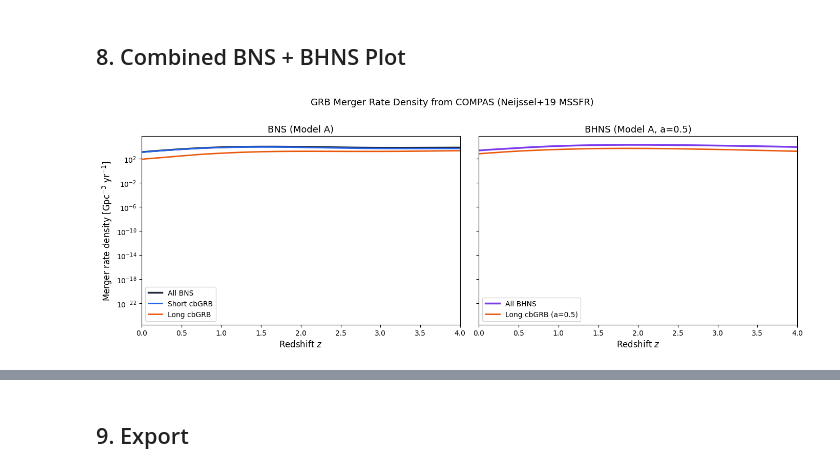
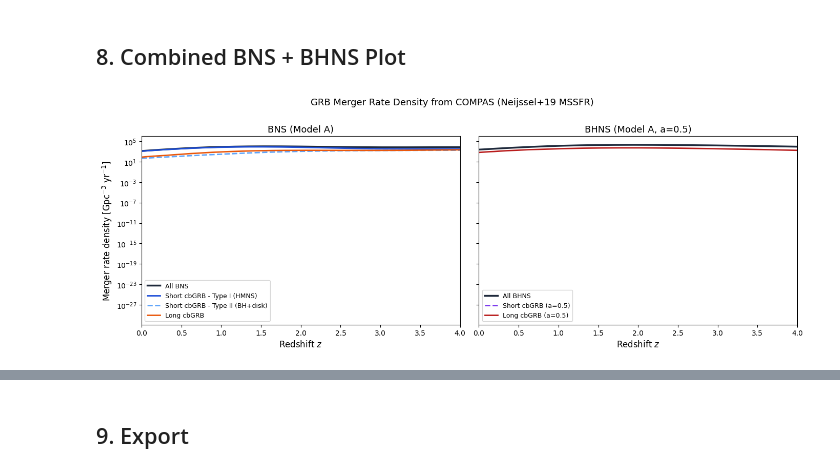
Before and after one commit to jorodgrz/GRBproject, a Jupyter notebook: GRB_CosmicRate.ipynb, the cells around one changed output, grey strips where cells are left out. Drawn from its saved outputs; the diff is of its cells as text; code cells hidden in the pictures.

Commit message:
Complete GRB classification analysis: all Figure 2 classes, cosmic rates, mass distributions, updated colors and README

```diff
--- a/GRB_CosmicRate.ipynb
+++ b/GRB_CosmicRate.ipynb
@@ -213,16 +235,20 @@ M_NS_all = np.where(is_BH1, M2_orig, M1_orig)
 
 mask_BHNS = (merges_BHNS == 1)
 BH = M_BH_all[mask_BHNS]; NS = M_NS_all[mask_BHNS]
-M_disk    = foucart_disk_mass(BH, NS, a_BH=0.5)
-long_BHNS = (M_disk >= 0.1)
-no_BHNS   = (M_disk == 0.0)
+M_disk     = foucart_disk_mass(BH, NS, a_BH=0.5)
+
+# Gottlieb Figure 2 BHNS classes (fiducial spin a=0.5)
+no_BHNS    = (M_disk == 0.0)                     # No disruption -> no GRB
+short_BHNS = (M_disk > 0.0) & (M_disk < 0.1)    # Small disk -> short cbGRB
+long_BHNS  = (M_disk >= 0.1)                     # Massive disk -> long cbGRB
 
 delay_BHNS = (tform_BHNS + tc_BHNS)[mask_BHNS]
 Z_BHNS     = Z_BHNS_all[mask_BHNS]
 w_BHNS     = weights_BHNS[mask_BHNS]
 
 print(f"Merging BHNS: {mask_BHNS.sum():,}")
-print(f"Long cbGRB:   {long_BHNS.sum():,}  ({100*long_BHNS.mean():.1f}%)")
 print(f"No GRB:       {no_BHNS.sum():,}  ({100*no_BHNS.mean():.1f}%)")
+print(f"Short cbGRB:  {short_BHNS.sum():,}  ({100*short_BHNS.mean():.1f}%)")
+print(f"Long  cbGRB:  {long_BHNS.sum():,}  ({100*long_BHNS.mean():.1f}%)")
 # %% [output]
 Merging BHNS: 1,525,553
@@ -231,17 +258,21 @@ No GRB:       1,413,206  (92.6%)
 # %% [markdown]
 ## 7. BHNS Merger Rate Density
 # %%
-meanMassEvolved_BHNS = 77708655   # M☉ (same simulation setup)
+meanMassEvolved_BHNS = 77708655   # M_sun (same simulation setup)
 n_formed_BHNS        = sfr / meanMassEvolved_BHNS
 
 merger_rates_BHNS = {}
-for label, mask_grb in [('Long cbGRB (a=0.5)', long_BHNS),
-                          ('All BHNS',           np.ones(len(delay_BHNS), dtype=bool))]:
+classes_BHNS = [
+    ('Short cbGRB (a=0.5)', short_BHNS),
+    ('Long cbGRB (a=0.5)',  long_BHNS),
+    ('All BHNS',            np.ones(len(delay_BHNS), dtype=bool)),
+]
+for label, mask_grb in classes_BHNS:
     print(f"Computing {label} ({mask_grb.sum():,} systems)...")
     rate = compute_merger_rate(
         redshifts, times, time_first_SF, n_formed_BHNS, dPdlogZ, metallicities, p_draw,
         Z_BHNS[mask_grb], delay_BHNS[mask_grb], w_BHNS[mask_grb],
     )
     merger_rates_BHNS[label] = rate
-    print(f"  z=0: {rate[0]:.1f}  |  z=1: {rate[np.argmin(np.abs(redshifts-1))]:,.1f}  Gpc⁻³ yr⁻¹")
+    print(f"  z=0: {rate[0]:.1f}  |  z=1: {rate[np.argmin(np.abs(redshifts-1))]:,.1f}  Gpc^-3 yr^-1")
 # %% [output]
@@ -426,25 +462,28 @@ Computing Model K All BNS (234,963 systems)...
 # %%
 fig, axes = plt.subplots(1, 2, figsize=(14, 5), sharey=True)
 
-# BNS
+# BNS panel
 ax = axes[0]
-ax.plot(redshifts, merger_rates_BNS['All BNS'],     color='#1E293B',      lw=2.5, label='All BNS')
-ax.plot(redshifts, merger_rates_BNS['Short cbGRB'], color='#2563EB',  lw=2,   label='Short cbGRB')
-ax.plot(redshifts, merger_rates_BNS['Long cbGRB'],  color='#EA580C', lw=2,   label='Long cbGRB')
+ax.plot(redshifts, merger_rates_BNS['All BNS'],               color='#1E293B', lw=2.5, ls='-',  label='All BNS')
+ax.plot(redshifts, merger_rates_BNS['Short cbGRB (Type I)'],  color='#1D4ED8', lw=2.0, ls='-',  label='Short cbGRB - Type I (HMNS)')
+ax.plot(redshifts, merger_rates_BNS['Short cbGRB (Type II)'], color='#60A5FA', lw=2.0, ls='--', label='Short cbGRB - Type II (BH+disk)')
+ax.plot(redshifts, merger_rates_BNS['Long cbGRB'],            color='#EA580C', lw=2.0, ls='-',  label='Long cbGRB')
 ax.set_title('BNS (Model A)', fontsize=13)
 
-# BHNS
+# BHNS panel
 ax = axes[1]
-ax.plot(redshifts, merger_rates_BHNS['All BHNS'],          color='#7C3AED',      lw=2.5, label='All BHNS')
-ax.plot(redshifts, merger_rates_BHNS['Long cbGRB (a=0.5)'],color='#EA580C', lw=2,   label='Long cbGRB (a=0.5)')
+ax.plot(redshifts, merger_rates_BHNS['All BHNS'],           color='#1E293B', lw=2.5, ls='-',  label='All BHNS')
+ax.plot(redshifts, merger_rates_BHNS['Short cbGRB (a=0.5)'],color='#7C3AED', lw=2.0, ls='--', label='Short cbGRB (a=0.5)')
+ax.plot(redshifts, merger_rates_BHNS['Long cbGRB (a=0.5)'], color='#B91C1C', lw=2.0, ls='-',  label='Long cbGRB (a=0.5)')
 ax.set_title('BHNS (Model A, a=0.5)', fontsize=13)
 
 for ax in axes:
     ax.set_xlim(0, 4); ax.set_yscale('log')
     ax.set_xlabel('Redshift $z$', fontsize=12)
-    ax.legend(fontsize=10)
+    ax.legend(fontsize=9)
 axes[0].set_ylabel(r'Merger rate density [Gpc$^{-3}$ yr$^{-1}$]', fontsize=12)
 plt.suptitle('GRB Merger Rate Density from COMPAS (Neijssel+19 MSSFR)', fontsize=13, y=1.01)
-plt.tight_layout(); plt.show()
+plt.tight_layout(); plt.savefig('/Users/josephrodriguez/research visualization/plots/rate_combined_bns_bhns.png', dpi=150, bbox_inches='tight')
+plt.show()
 # %% [output]
-[figure, old version]
+[figure, new version]
```
Also changed, not shown: parts of 14 cells of this notebook, 27 other files.
